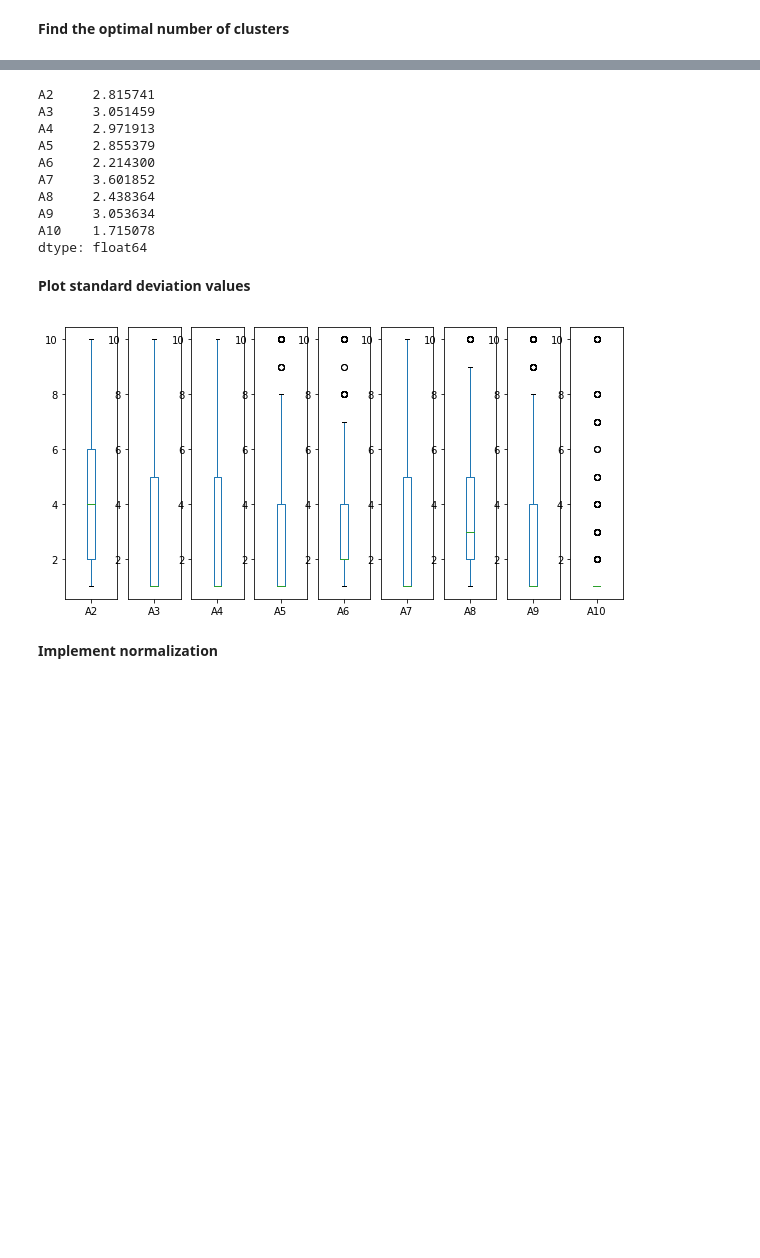
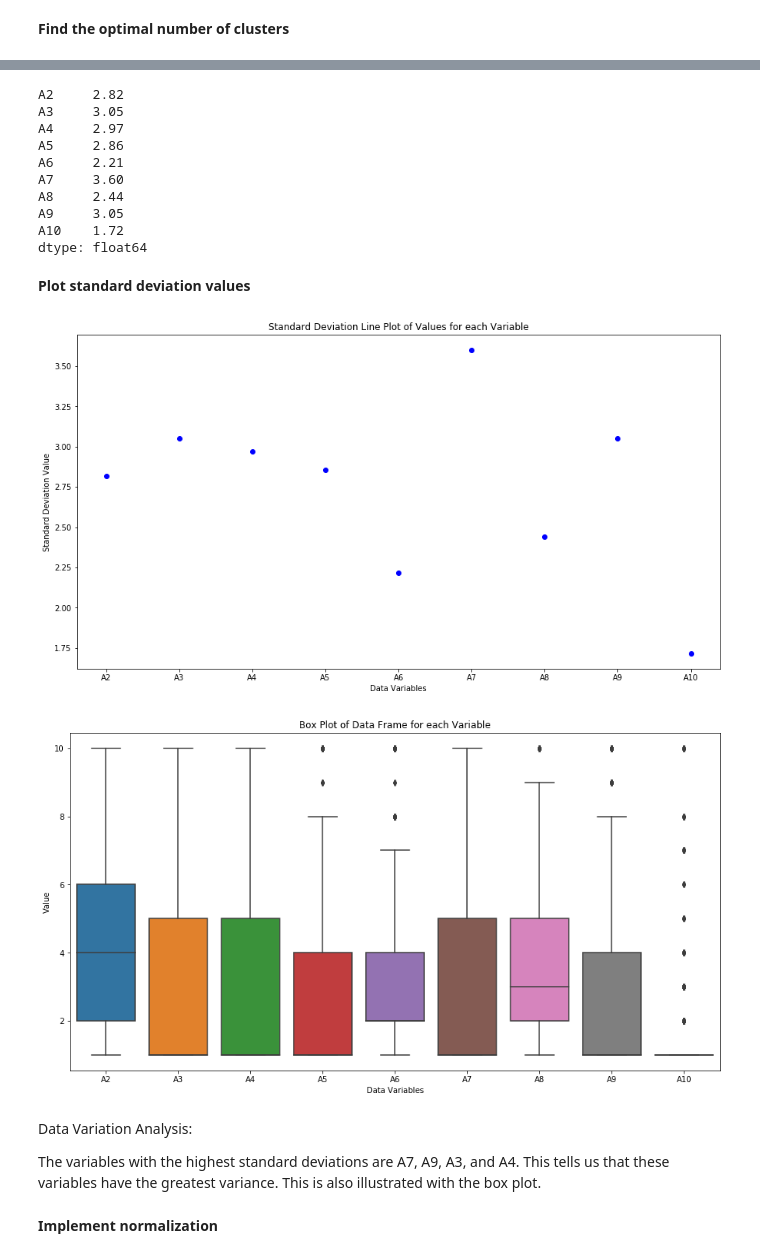
Before and after one commit to iu-data-science-python-i590-Group1/final-project-team-python-byte, a Jupyter notebook: code/FinalAssigment-Phase2.ipynb, the cells around one changed output, grey strips where cells are left out. Drawn from its saved outputs; the diff is of its cells as text; code cells hidden in the pictures; blank space fills up the shorter version.

```diff
--- a/code/FinalAssigment-Phase2.ipynb
+++ b/code/FinalAssigment-Phase2.ipynb
@@ -106,24 +117,44 @@ plt.show()
 # %%
 from statistics import stdev
-print (df.std())
+std_df=df.std()
+print (std_df.round(2))
 # %% [output]
-A2     2.815741
-A3     3.051459
-A4     2.971913
-A5     2.855379
-A6     2.214300
-A7     3.601852
-A8     2.438364
-A9     3.053634
-A10    1.715078
+A2     2.82
+A3     3.05
+A4     2.97
+A5     2.86
+A6     2.21
+A7     3.60
+A8     2.44
+A9     3.05
+A10    1.72
 dtype: float64
 # %% [markdown]
 <b>Plot standard deviation values</b>
-# %%
-df.plot(kind='box',figsize=(10,5),subplots=True)
-plt.show()
-# %% [output]
-[figure, removed]
+# %%
+#Create a plot showing all standard deviation values
+plt.figure(figsize=(15,8))
+plt.plot(std_df,'bo')
+plt.title('Standard Deviation Line Plot of Values for each Variable')
+plt.xlabel('Data Variables')
+plt.ylabel('Standard Deviation Value')
+plt.show()
+
+#Create a box plot of the dataframe
+import seaborn as sns
+plt.figure(figsize=(15,8))
+ax=sns.boxplot(x="variable", y="value", data=pd.melt(df))
+plt.title('Box Plot of Data Frame for each Variable')
+plt.xlabel('Data Variables')
+plt.ylabel('Value')
+plt.show()
+# %% [output]
+[figure, added]
+[figure, added]
+# %% [markdown]
+Data Variation Analysis:
+
+The variables with the highest standard deviations are A7, A9, A3, and A4. This tells us that these variables have the greatest variance. This is also illustrated with the box plot.
 # %% [markdown]
 <b>Implement normalization</b>
 # %%
```
Also changed, not shown: parts of 5 cells of this notebook.
